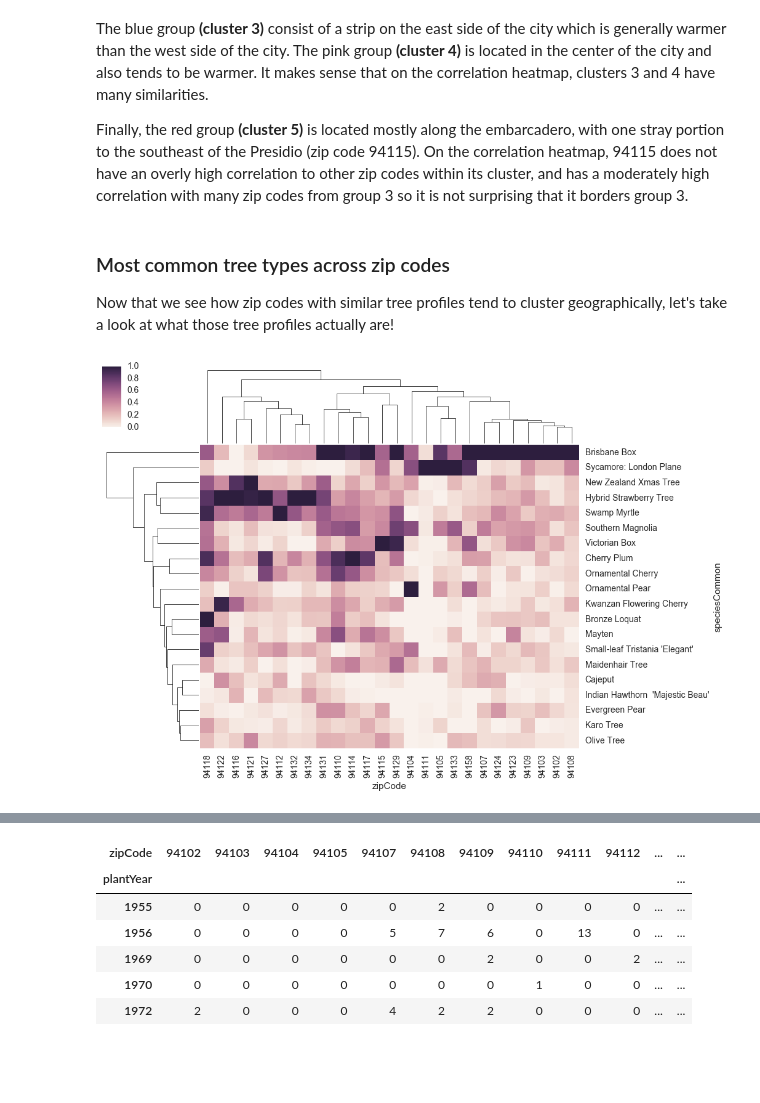
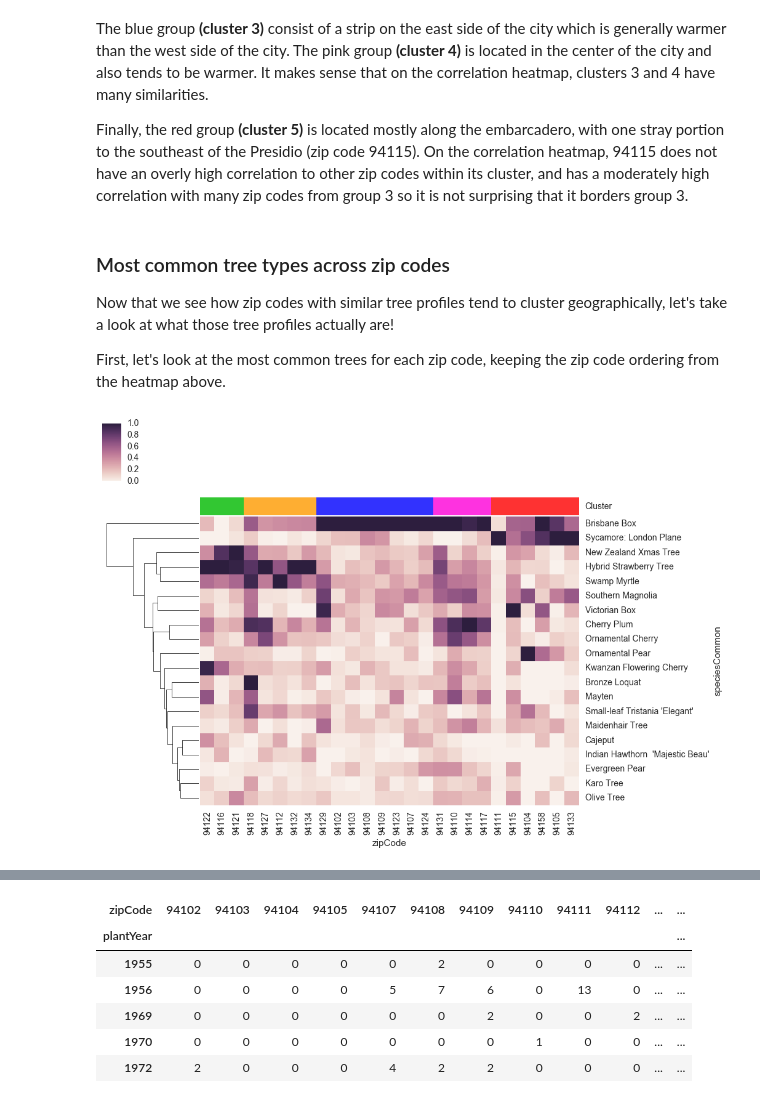
Before and after one commit to liviaz/liviaz.github.io, a Jupyter notebook: _site/files/TreeMapping.ipynb, the cells around one changed output, grey strips where cells are left out. Drawn from its saved outputs; the diff is of its cells as text; code cells hidden in the pictures; blank space fills up the shorter version.

Commit message:
updated heatmap of tree species by cluster

```diff
--- a/_site/files/TreeMapping.ipynb
+++ b/_site/files/TreeMapping.ipynb
@@ -302,10 +292,24 @@ Finally, the red group **(cluster 5)** is located mostly along the embarcadero,
 ### Most common tree types across zip codes
 
 Now that we see how zip codes with similar tree profiles tend to cluster geographically, let's take a look at what those tree profiles actually are!
+
+First, let's look at the most common trees for each zip code, keeping the zip code ordering from the heatmap above.
+# %%
+# make list of cluster colors (and scale to be 0-1 instead of 0-255)
+cluster_colors = pd.Series([(50,200,50),(50,200,50),(50,200,50),\
+ (255,175,50),(255,175,50),(255,175,50),(255,175,50),(255,175,50),\
+ (50,50,255),(50,50,255),(50,50,255),(50,50,255),(50,50,255),(50,50,255),(50,50,255),(50,50,255),\
+ (255,50,225),(255,50,225),(255,50,225),(255,50,225),\
+ (255,50,50),(255,50,50),(255,50,50),(255,50,50),(255,50,50),(255,50,50)])
+cluster_colors.index = corrMat.columns[g.dendrogram_col.reordered_ind]
+cluster_colors = cluster_colors.apply(lambda x: (float(x[0])/256,float(x[1])/256,float(x[2])/256))
+cluster_colors = pd.DataFrame(cluster_colors, columns=["Cluster"])
 # %%
 # plot proportion of each species by zip code
-g = sns.clustermap(treeDataCountsNorm, col_cluster=True, standard_scale=1,  \
-                   figsize=(10,8), linewidths=0)
-a = plt.setp(g.ax_heatmap.get_yticklabels(), rotation=0)
+g2 = sns.clustermap(speciesZipCountsNorm[corrMat.columns[g.dendrogram_col.reordered_ind]], col_cluster=False,  \
+                   col_colors=pd.DataFrame(cluster_colors), standard_scale=1, figsize=(10,8), linewidths=0)
+a = plt.setp(g2.ax_heatmap.get_yticklabels(), rotation=0)
+
+g2.savefig("cluster-heatmap-byspecies.png")
 # %% [output]
-[figure, old version]
+[figure, new version]
```
Also changed, not shown: parts of 6 cells of this notebook, 17 other files.
